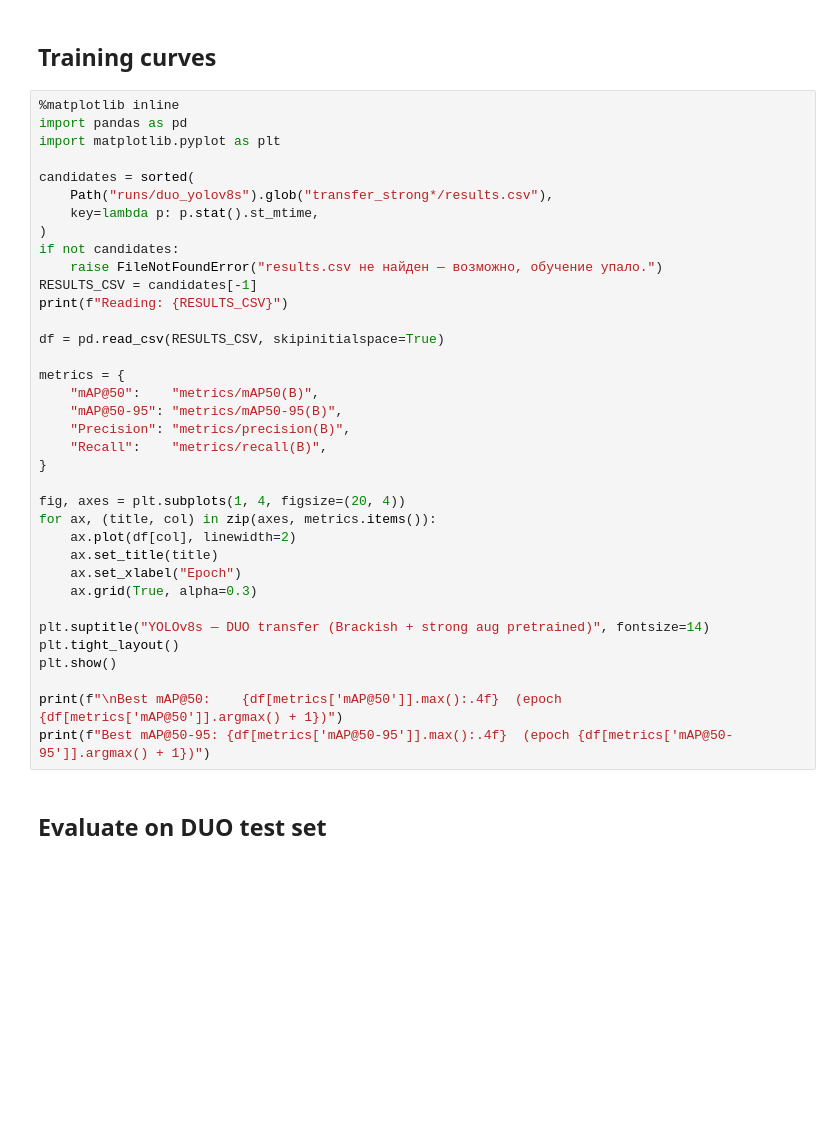
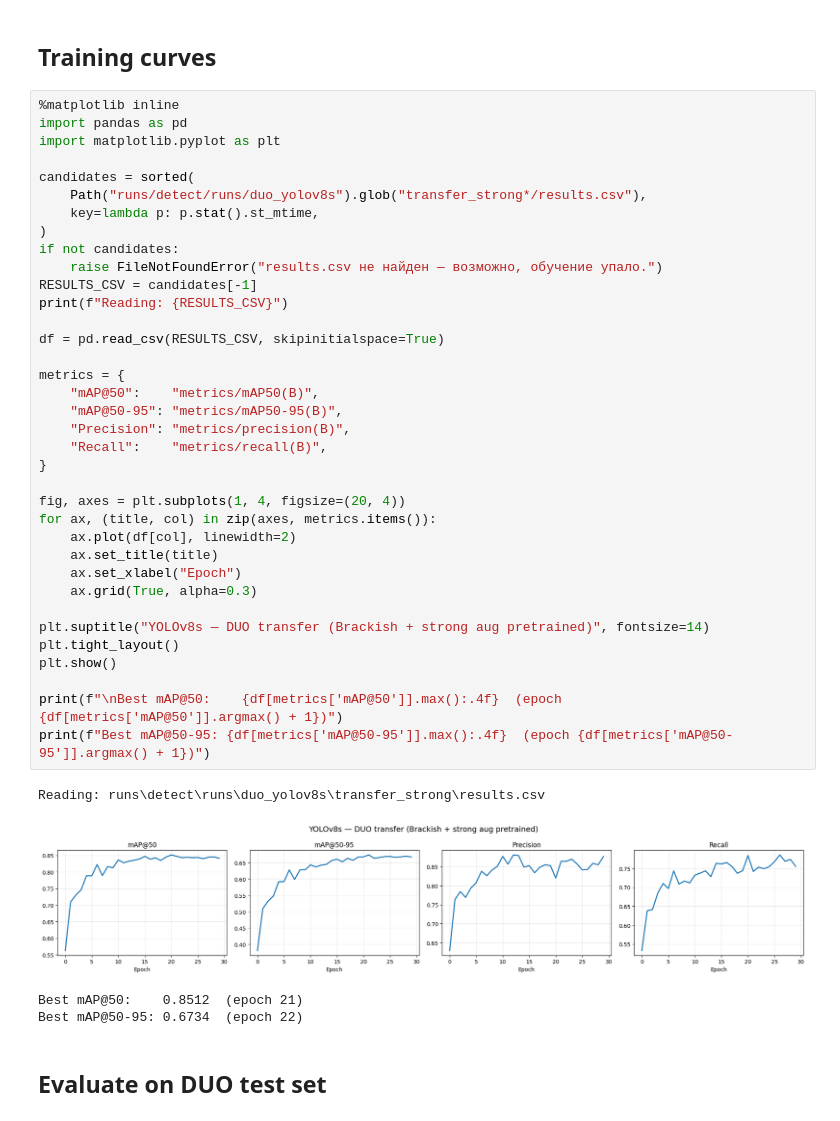
Before and after one commit to slermo/yolo_marine, a Jupyter notebook: notebooks/train_duo_transfer_strong.ipynb, the cells around one changed output. Drawn from its saved outputs; the diff is of its cells as text; blank space fills up the shorter version.

Commit message:
feature: strong test done

```diff
--- a/notebooks/train_duo_transfer_strong.ipynb
+++ b/notebooks/train_duo_transfer_strong.ipynb
@@ -65,36 +106,41 @@ import pandas as pd
 import matplotlib.pyplot as plt
 
 candidates = sorted(
-    Path("runs/duo_yolov8s").glob("transfer_strong*/results.csv"),
+    Path("runs/detect/runs/duo_yolov8s").glob("transfer_strong*/results.csv"),
     key=lambda p: p.stat().st_mtime,
 )
 if not candidates:
     raise FileNotFoundError("results.csv не найден — возможно, обучение упало.")
 RESULTS_CSV = candidates[-1]
 print(f"Reading: {RESULTS_CSV}")
 
 df = pd.read_csv(RESULTS_CSV, skipinitialspace=True)
 
 metrics = {
     "mAP@50":    "metrics/mAP50(B)",
     "mAP@50-95": "metrics/mAP50-95(B)",
     "Precision": "metrics/precision(B)",
     "Recall":    "metrics/recall(B)",
 }
 
 fig, axes = plt.subplots(1, 4, figsize=(20, 4))
 for ax, (title, col) in zip(axes, metrics.items()):
     ax.plot(df[col], linewidth=2)
     ax.set_title(title)
     ax.set_xlabel("Epoch")
     ax.grid(True, alpha=0.3)
 
 plt.suptitle("YOLOv8s — DUO transfer (Brackish + strong aug pretrained)", fontsize=14)
 plt.tight_layout()
 plt.show()
 
 print(f"\nBest mAP@50:    {df[metrics['mAP@50']].max():.4f}  (epoch {df[metrics['mAP@50']].argmax() + 1})")
 print(f"Best mAP@50-95: {df[metrics['mAP@50-95']].max():.4f}  (epoch {df[metrics['mAP@50-95']].argmax() + 1})")
+# %% [output]
+Reading: runs\detect\runs\duo_yolov8s\transfer_strong\results.csv
+[figure, added]
+Best mAP@50:    0.8512  (epoch 21)
+Best mAP@50-95: 0.6734  (epoch 22)
 # %% [markdown]
 ## Evaluate on DUO test set
 # %%
```
Also changed, not shown: parts of 4 cells of this notebook, 1 other file.
